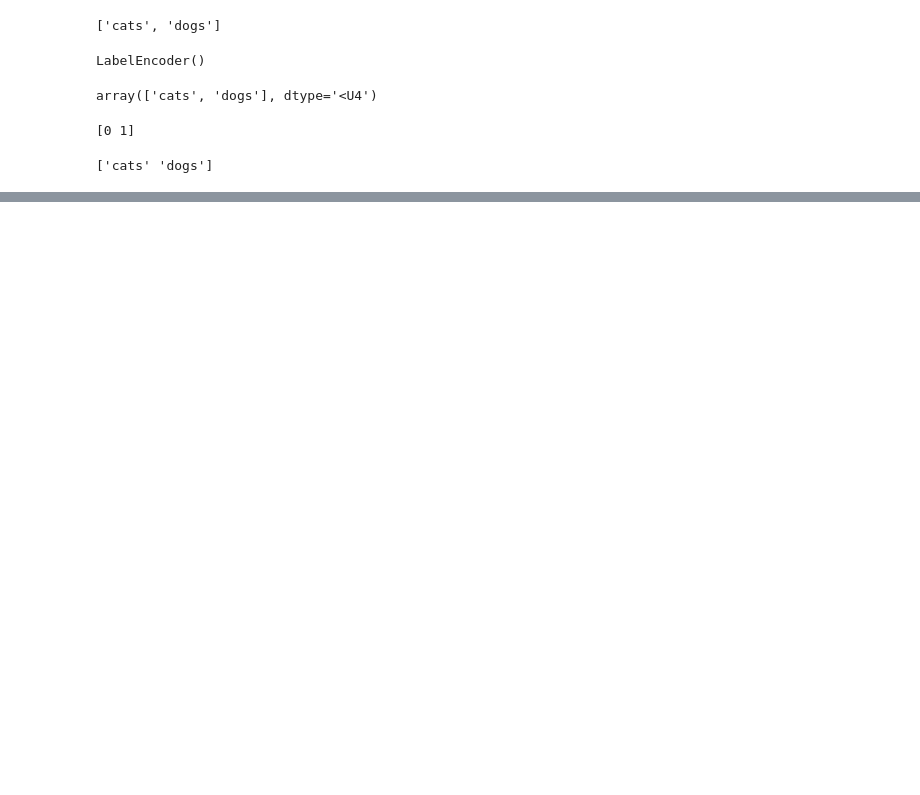
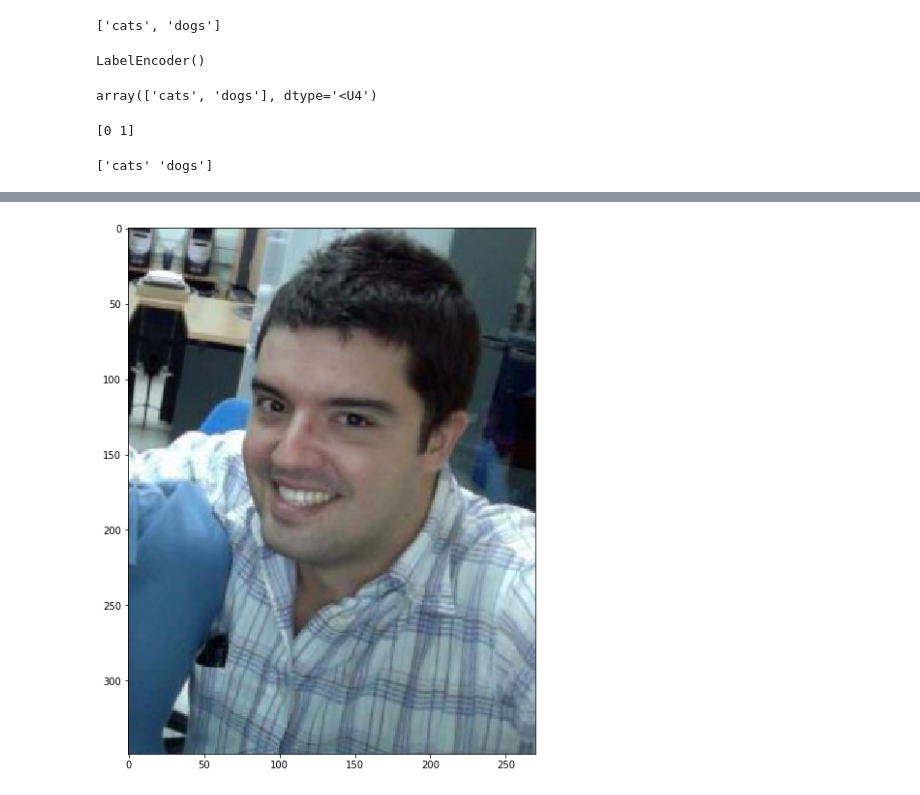
Before and after one commit to davidfreire/KFold_project, a Jupyter notebook: K_Fold.ipynb, the cells around one changed output, grey strips where cells are left out. Drawn from its saved outputs; the diff is of its cells as text; code cells hidden in the pictures; blank space fills up the shorter version.

```diff
--- a/K_Fold.ipynb
+++ b/K_Fold.ipynb
@@ -120,0 +240,5 @@ class_dict = dict(zip(inv, labels))
+# %%
+aug = ShiftScaleRotate(p=1)
+augment_and_show(aug, image)
+# %% [output]
+[figure, added]
```
Also changed, not shown: parts of 28 cells of this notebook, 1 other file.
